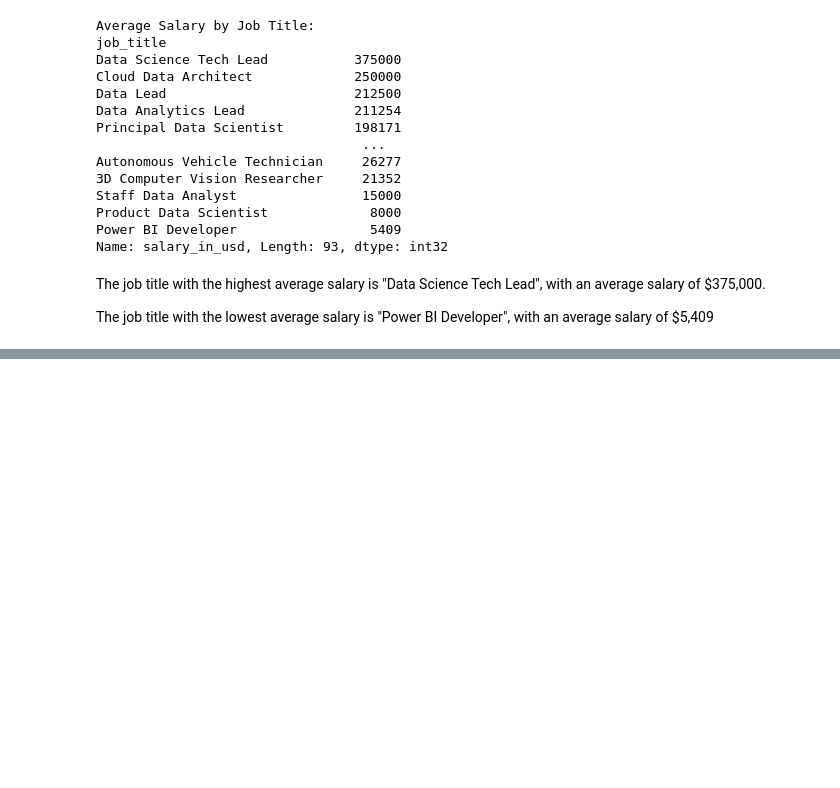
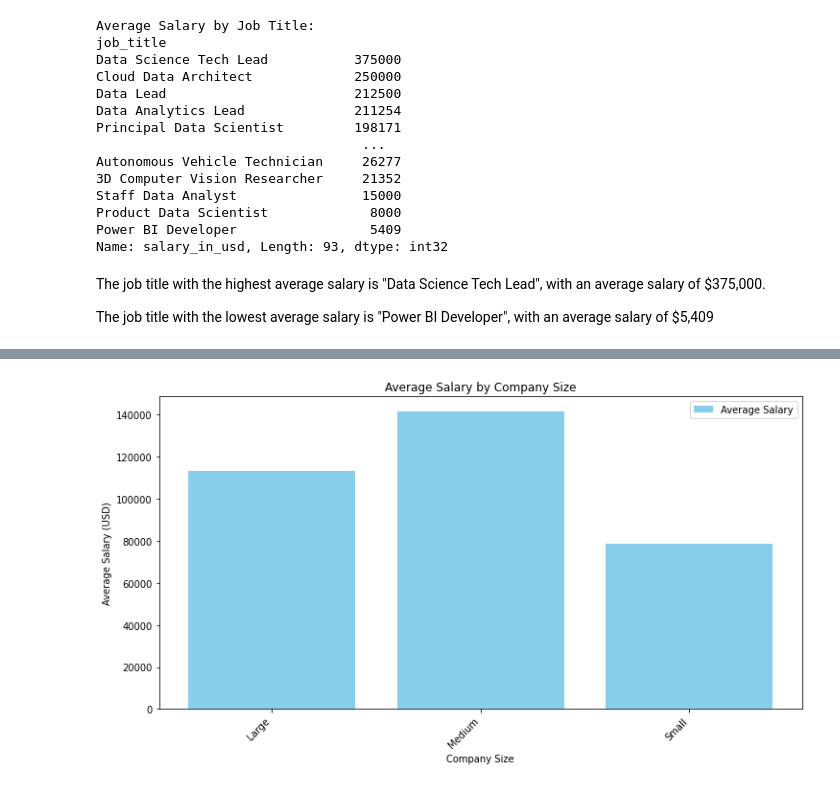
Before and after one commit to mdlangeles/Linkedin_Job_Postings_ETL, a Jupyter notebook: Notebooks/API.ipynb, the cells around one changed output, grey strips where cells are left out. Saved outputs shown, nothing was run; the diff lists cells and outputs as text; code cells hidden in the pictures; blank space fills up the shorter version.

```diff
--- a/Notebooks/API.ipynb
+++ b/Notebooks/API.ipynb
@@ -427,0 +458,14 @@ The job title with the lowest average salary is "Power BI Developer", with an av
+# %%
+avg_salary_by_size = jobs1.groupby("company_size")["salary_in_usd"].mean().reset_index()
+
+# Create a grouped bar plot
+plt.figure(figsize=(12, 6))
+plt.bar(avg_salary_by_size.index, avg_salary_by_size['salary_in_usd'], color='skyblue', label='Average Salary')
+plt.xlabel('Company Size')
+plt.ylabel('Average Salary (USD)')
+plt.title('Average Salary by Company Size')
+plt.xticks(avg_salary_by_size.index, avg_salary_by_size['company_size'], rotation=45, ha="right")
+plt.legend()
+plt.show()
+# %% [output]
+[figure, added]
```
Also changed, not shown: parts of 19 cells of this notebook.
